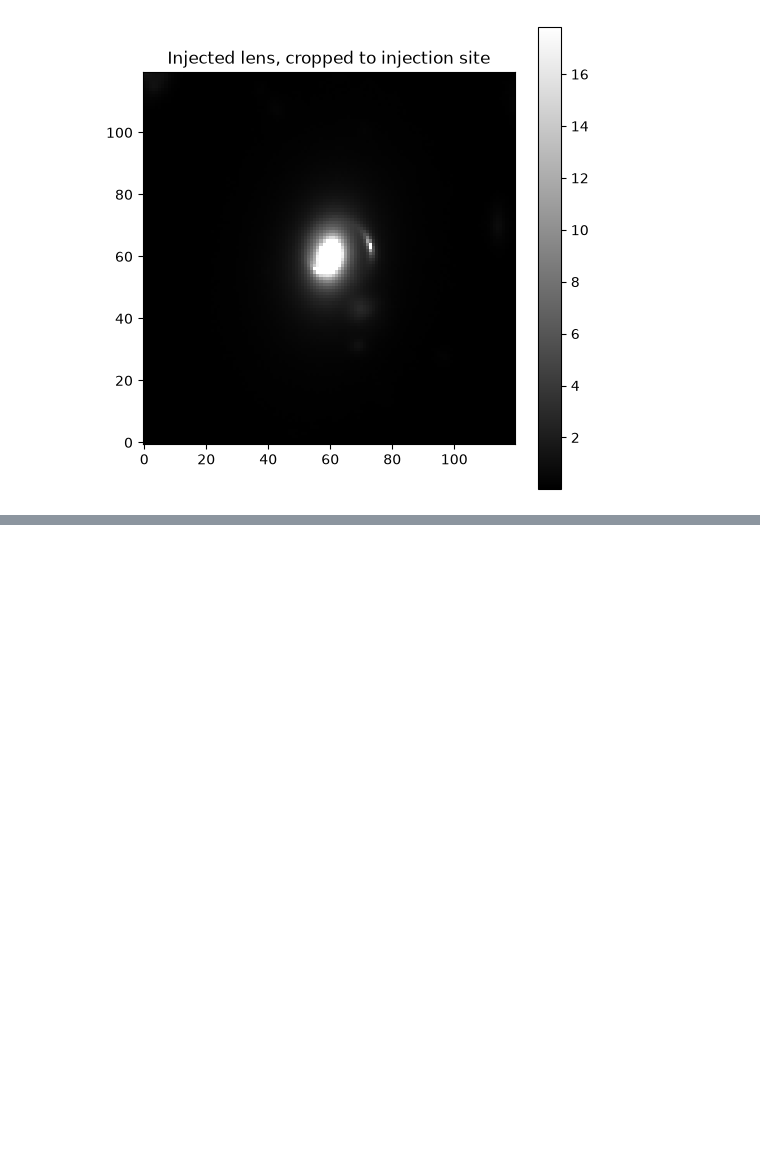
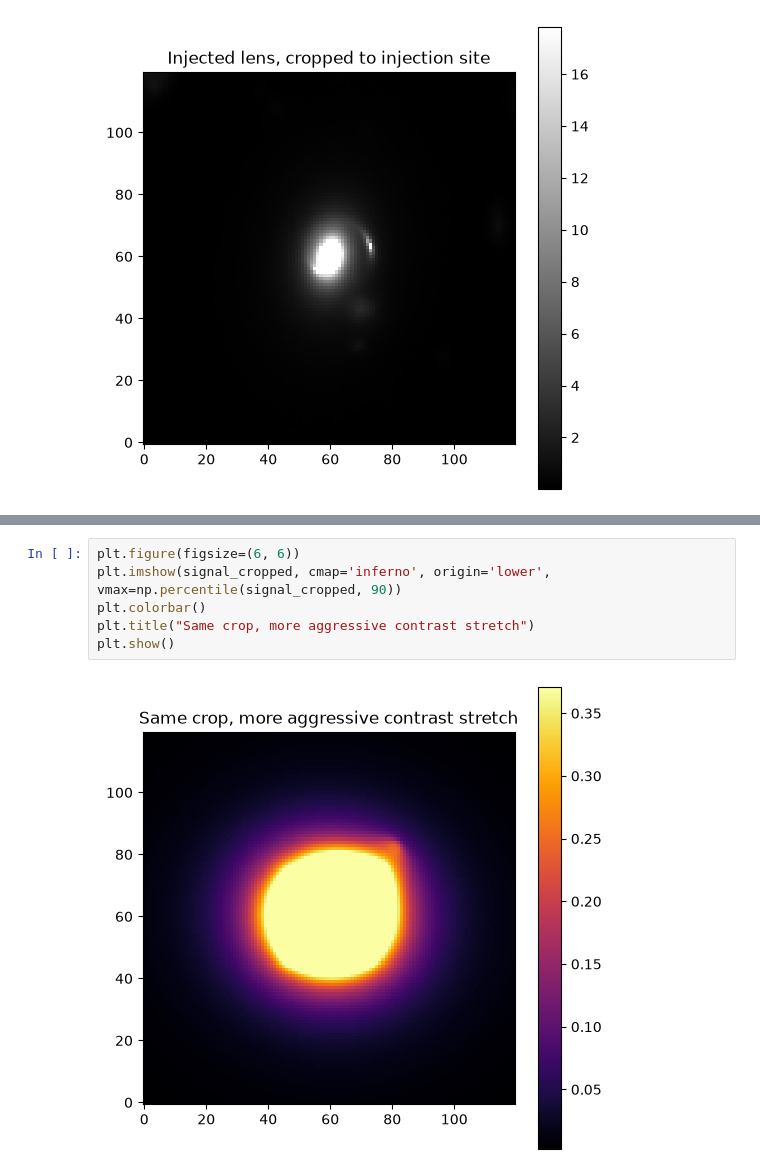
Before and after one commit to ekanshgouttam/gravitational-lens-engine, a Jupyter notebook: notebooks/03_hsc_real_backgrounds.ipynb, the cells around one changed output, grey strips where cells are left out. Drawn from its saved outputs; the diff is of its cells as text; blank space fills up the shorter version.

```diff
--- a/notebooks/03_hsc_real_backgrounds.ipynb
+++ b/notebooks/03_hsc_real_backgrounds.ipynb
@@ -132,0 +264,8 @@ plt.show()
+# %%
+plt.figure(figsize=(6, 6))
+plt.imshow(signal_cropped, cmap='inferno', origin='lower', vmax=np.percentile(signal_cropped, 90))
+plt.colorbar()
+plt.title("Same crop, more aggressive contrast stretch")
+plt.show()
+# %% [output]
+[figure, added]
```
Also changed, not shown: parts of 40 cells of this notebook, 1 other file.
